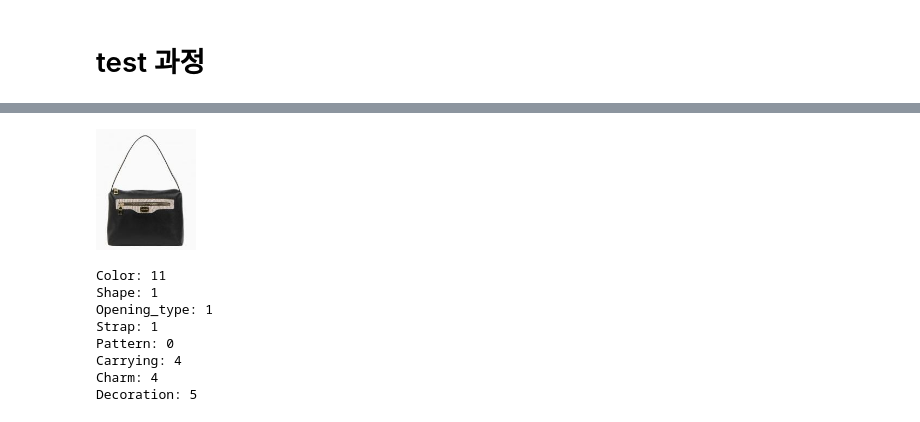
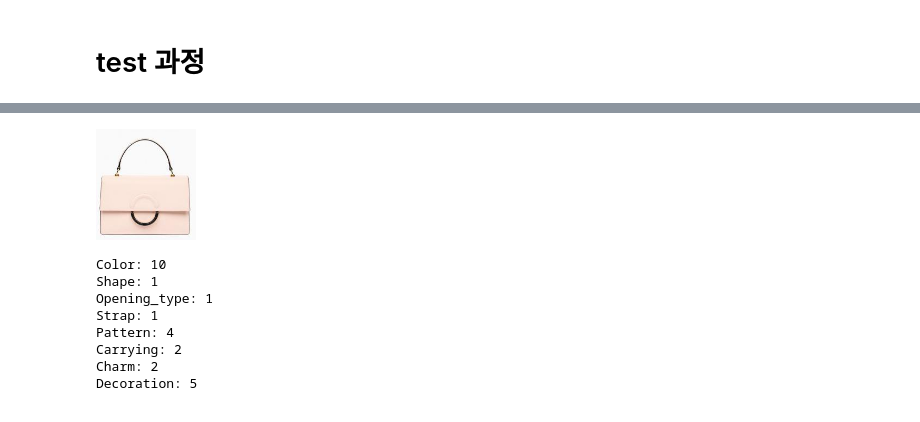
Before and after one commit to mondeique/multi-label-classification, a Jupyter notebook: test.ipynb, the cells around one changed output, grey strips where cells are left out. Cells and saved outputs as stored; diff of their text form; code cells hidden in the pictures.

```diff
--- a/test.ipynb
+++ b/test.ipynb
@@ -208,13 +208,13 @@ Decoration: 3
 # %%
-PATH= './data/bag_image/00A9TK11OBS_2.JPG'
+PATH= './data/bag_image/0A8FSZ79E3O_2.JPG'
 predict(PATH)
 # %% [output]
-[figure, old version]
+[figure, new version]
-Color: 11
+Color: 10
 Shape: 1
 Opening_type: 1
 Strap: 1
-Pattern: 0
-Carrying: 4
-Charm: 4
+Pattern: 4
+Carrying: 2
+Charm: 2
 Decoration: 5
```
Also changed, not shown: parts of 11 cells of this notebook, 7 other files.
